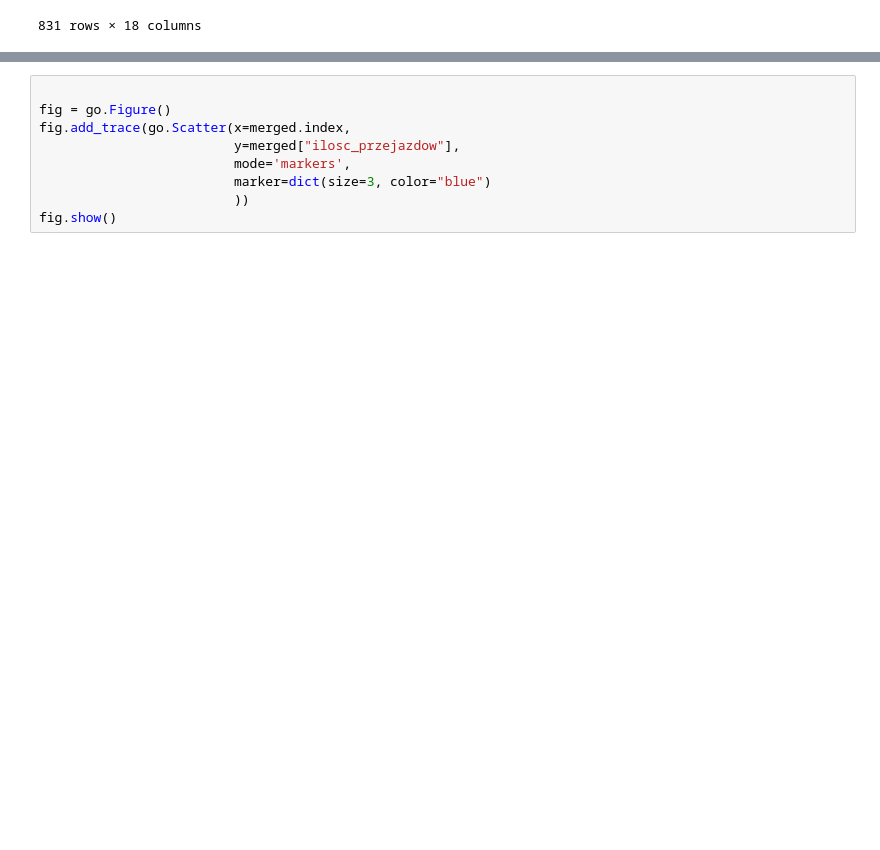
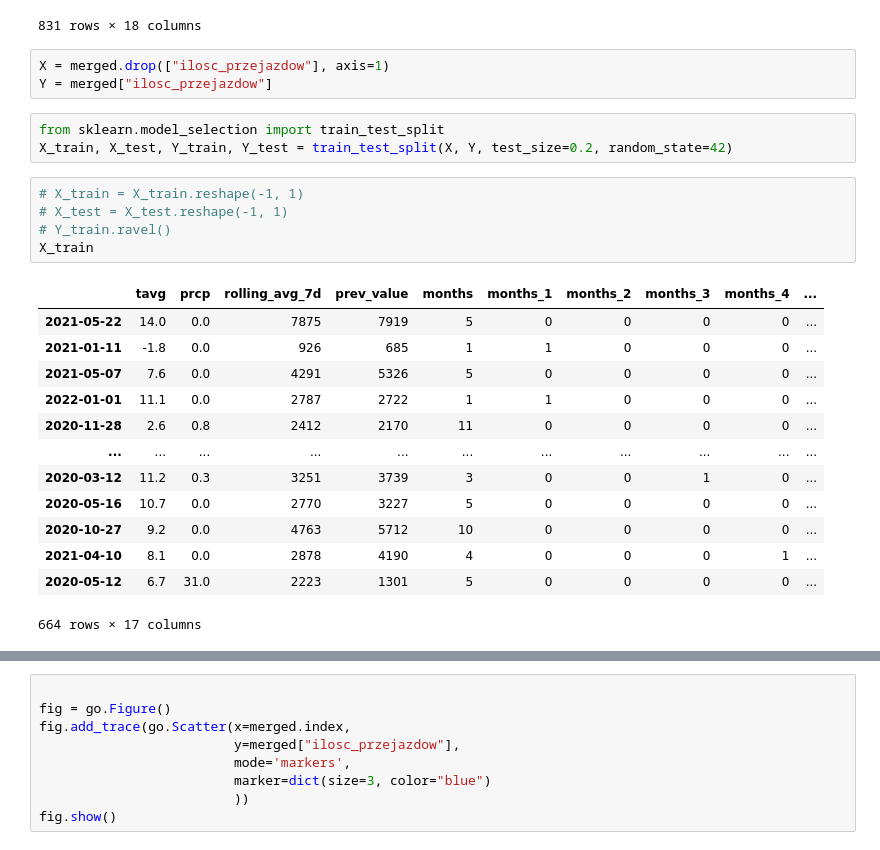
Before and after one commit to michal-sternik/lab11-15_project, a Jupyter notebook: data.ipynb, the cells around one changed output, grey strips where cells are left out. Drawn from its saved outputs; the diff is of its cells as text; blank space fills up the shorter version.

```diff
--- a/data.ipynb
+++ b/data.ipynb
@@ -283,3 +283,28 @@ merged
 | 2022-06-06 | 8244 | 0.0 | 0.0 | 10130 | 11777 | 6 | 0 | 0 | 0 | ... |
 | 2022-06-07 | 11713 | 0.0 | 0.0 | 10671 | 8244 | 6 | 0 | 0 | 0 | ... |
 831 rows × 18 columns
+# %%
+X = merged.drop(["ilosc_przejazdow"], axis=1)
+Y = merged["ilosc_przejazdow"]
+# %%
+from sklearn.model_selection import train_test_split
+X_train, X_test, Y_train, Y_test = train_test_split(X, Y, test_size=0.2, random_state=42)
+# %%
+# X_train = X_train.reshape(-1, 1)
+# X_test = X_test.reshape(-1, 1)
+# Y_train.ravel()
+X_train
+# %% [output]
+|  | tavg | prcp | rolling_avg_7d | prev_value | months | months_1 | months_2 | months_3 | months_4 | ... |
+| 2021-05-22 | 14.0 | 0.0 | 7875 | 7919 | 5 | 0 | 0 | 0 | 0 | ... |
+| 2021-01-11 | -1.8 | 0.0 | 926 | 685 | 1 | 1 | 0 | 0 | 0 | ... |
+| 2021-05-07 | 7.6 | 0.0 | 4291 | 5326 | 5 | 0 | 0 | 0 | 0 | ... |
+| 2022-01-01 | 11.1 | 0.0 | 2787 | 2722 | 1 | 1 | 0 | 0 | 0 | ... |
+| 2020-11-28 | 2.6 | 0.8 | 2412 | 2170 | 11 | 0 | 0 | 0 | 0 | ... |
+| ... | ... | ... | ... | ... | ... | ... | ... | ... | ... | ... |
+| 2020-03-12 | 11.2 | 0.3 | 3251 | 3739 | 3 | 0 | 0 | 1 | 0 | ... |
+| 2020-05-16 | 10.7 | 0.0 | 2770 | 3227 | 5 | 0 | 0 | 0 | 0 | ... |
+| 2020-10-27 | 9.2 | 0.0 | 4763 | 5712 | 10 | 0 | 0 | 0 | 0 | ... |
+| 2021-04-10 | 8.1 | 0.0 | 2878 | 4190 | 4 | 0 | 0 | 0 | 1 | ... |
+| 2020-05-12 | 6.7 | 31.0 | 2223 | 1301 | 5 | 0 | 0 | 0 | 0 | ... |
+664 rows × 17 columns
```
Also changed, not shown: parts of 5 cells of this notebook.
